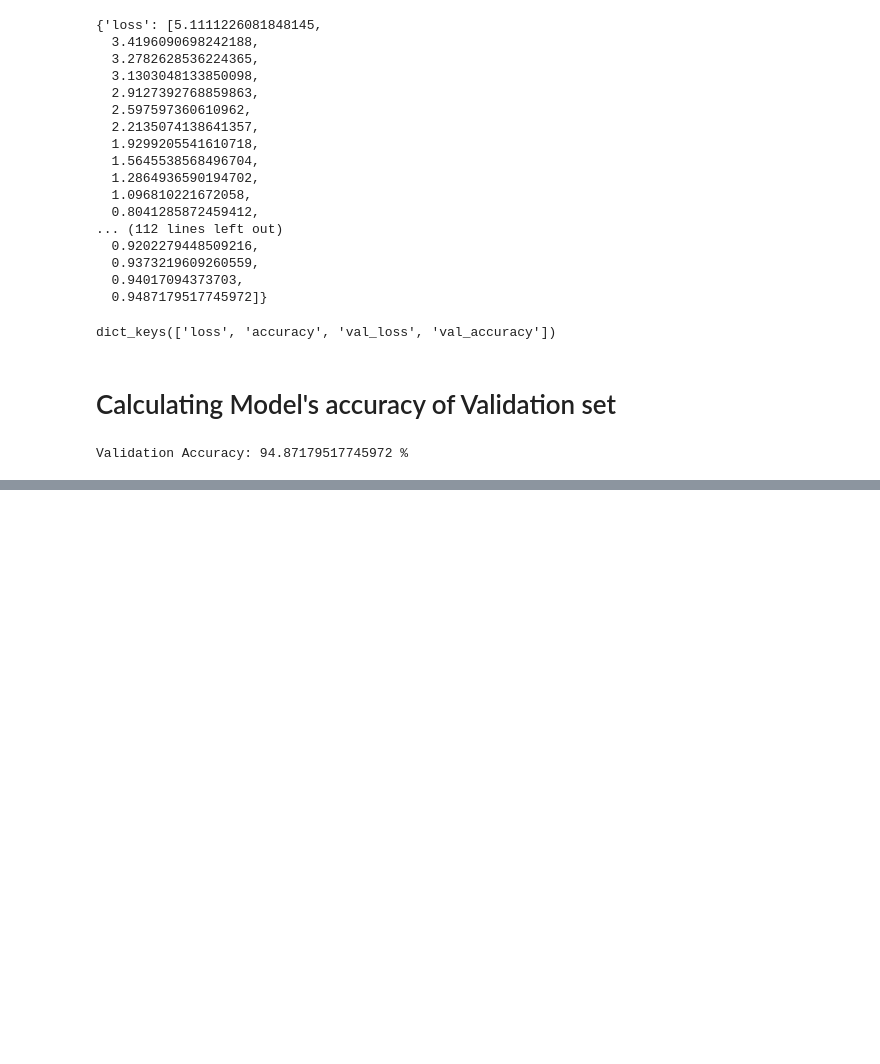
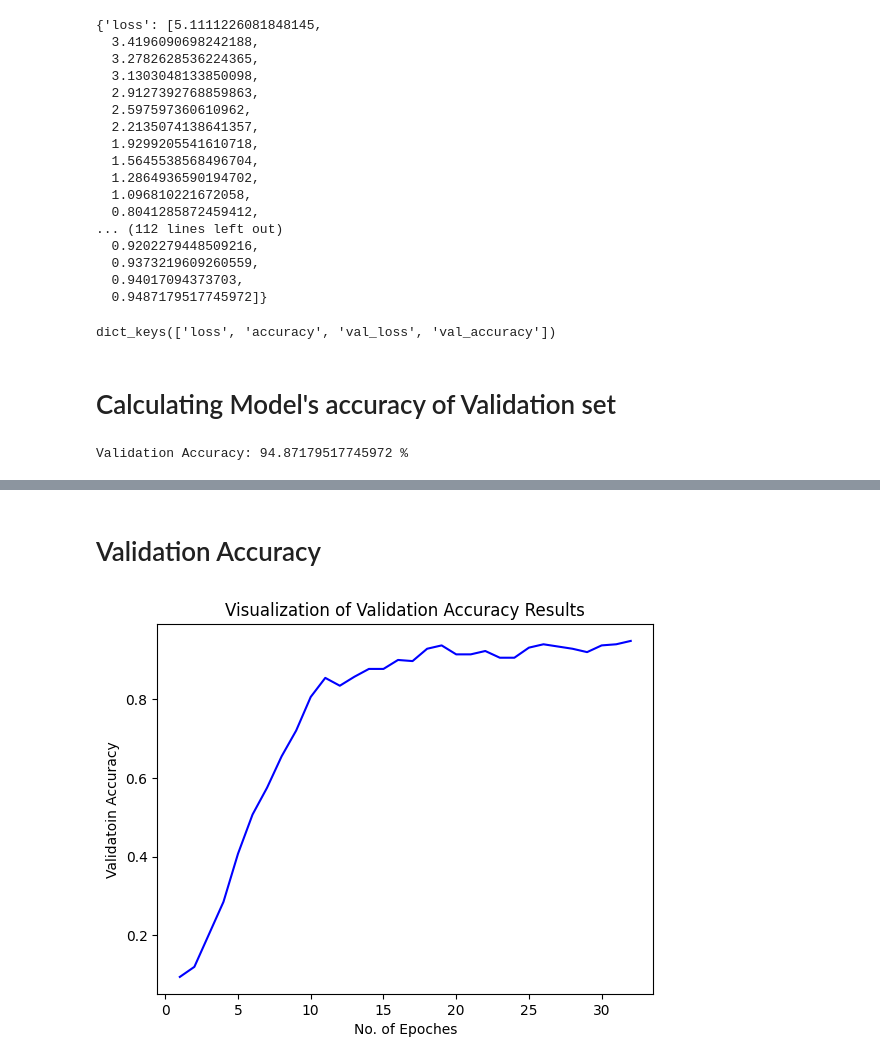
Before and after one commit to AhmedRady66/FarmEye_Portfolio, a Jupyter notebook: training_model.ipynb, the cells around one changed output, grey strips where cells are left out. Cells and saved outputs as stored; diff of their text form; code cells hidden in the pictures; blank space fills up the shorter version.

```diff
--- a/training_model.ipynb
+++ b/training_model.ipynb
@@ -156,0 +170,10 @@ Validation Accuracy: 94.87179517745972 %
+# %% [markdown]
+# Validation Accuracy
+# %%
+plt.plot(epochs, training_history.history['val_accuracy'], color='blue')
+plt.xlabel('No. of Epoches')
+plt.ylabel('Validatoin Accuracy')
+plt.title('Visualization of Validation Accuracy Results')
+plt.show()
+# %% [output]
+[figure, added]
```
Also changed, not shown: parts of 5 cells of this notebook.
